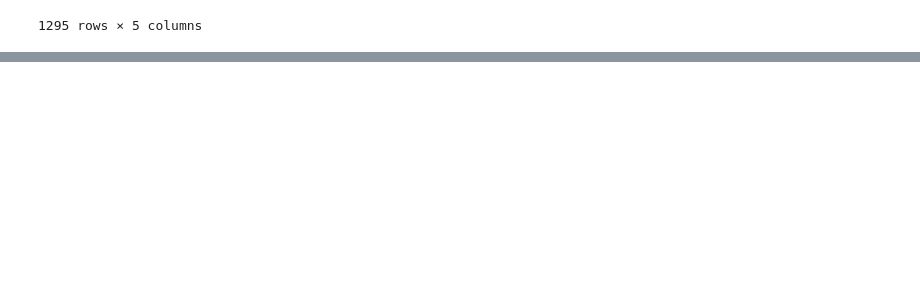
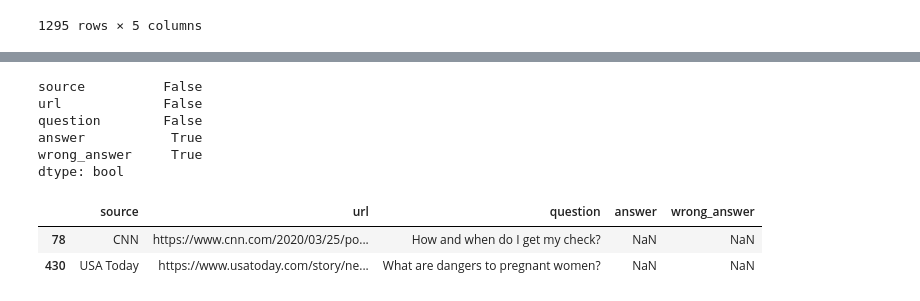
Before and after one commit to suhaillala/COVID_QA_Project, a Jupyter notebook: Project.ipynb, the cells around one changed output, grey strips where cells are left out. Saved outputs shown, nothing was run; the diff lists cells and outputs as text; code cells hidden in the pictures; blank space fills up the shorter version.

```diff
--- a/Project.ipynb
+++ b/Project.ipynb
@@ -66,0 +98,17 @@ combined_df
+# %%
+# How many columns have null value
+combined_df.isnull().any()
+# %% [output]
+source          False
+url             False
+question        False
+answer           True
+wrong_answer     True
+dtype: bool
+# %%
+# How many records have missing answers
+combined_df[combined_df['answer'].isnull()==True]
+# %% [output]
+|  | source | url | question | answer | wrong_answer |
+| 78 | CNN | https://www.cnn.com/2020/03/25/po... | How and when do I get my check? | NaN | NaN |
+| 430 | USA Today | https://www.usatoday.com/story/ne... | What are dangers to pregnant women? | NaN | NaN |
```
Also changed, not shown: parts of 18 cells of this notebook.
